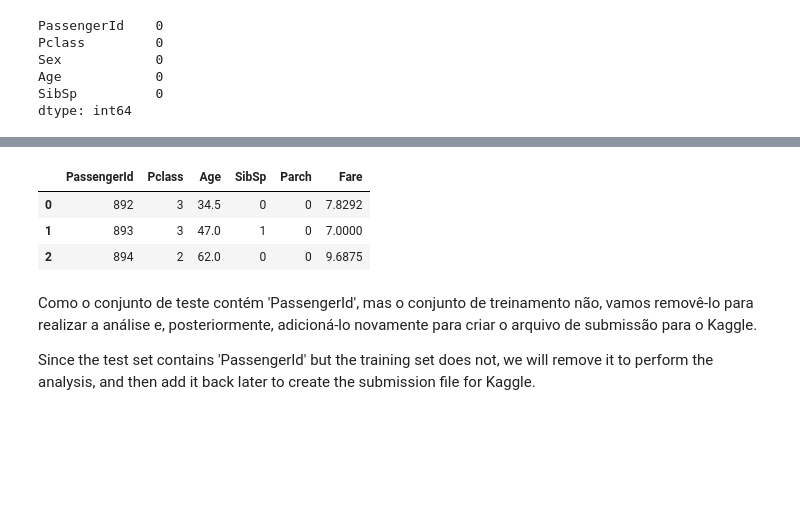
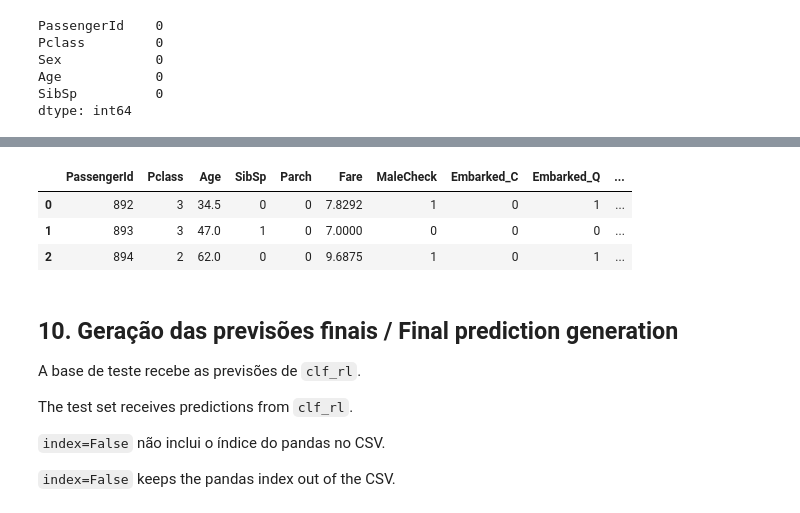
Before and after one commit to gabrielMG1008/titanic-survival-prediction, a Jupyter notebook: ML.ipynb, the cells around one changed output, grey strips where cells are left out. Drawn from its saved outputs; the diff is of its cells as text; code cells hidden in the pictures; blank space fills up the shorter version.

```diff
--- a/ML.ipynb
+++ b/ML.ipynb
@@ -210,0 +299,2 @@ The 'Sex' and 'Embarked' columns are removed because they are strings, leaving o
+# %%
+ohe = ohe.fit(treino[['Embarked']])
@@ -210,0 +331,5 @@ The 'Sex' and 'Embarked' columns are removed because they are strings, leaving o
+# %%
+
+ohe_df = pd.DataFrame(ohe.transform(test[['Embarked']]).toarray(),columns=ohe.get_feature_names_out())
+# %%
+test = pd.concat([test,ohe_df],axis=1)
@@ -237,2 +353,2 @@ Index(['PassengerId', 'Pclass', 'Sex', 'Age', 'SibSp', 'Parch', 'Fare',
 # %%
-col_test_nr = col_test_nr.drop(['Sex', 'Embarked'])
+test = test.drop(['Sex','Embarked'],axis=1)
@@ -358,12 +463,18 @@ X_treino.head(3)
 # %%
-teste_nr.head(3)
+test.head(3)
 # %% [output]
-|  | PassengerId | Pclass | Age | SibSp | Parch | Fare |
-| 0 | 892 | 3 | 34.5 | 0 | 0 | 7.8292 |
-| 1 | 893 | 3 | 47.0 | 1 | 0 | 7.0000 |
-| 2 | 894 | 2 | 62.0 | 0 | 0 | 9.6875 |
+|  | PassengerId | Pclass | Age | SibSp | Parch | Fare | MaleCheck | Embarked_C | Embarked_Q | ... |
+| 0 | 892 | 3 | 34.5 | 0 | 0 | 7.8292 | 1 | 0 | 1 | ... |
+| 1 | 893 | 3 | 47.0 | 1 | 0 | 7.0000 | 0 | 0 | 0 | ... |
+| 2 | 894 | 2 | 62.0 | 0 | 0 | 9.6875 | 1 | 0 | 1 | ... |
-# %% [markdown]
-Como o conjunto de teste contém 'PassengerId', mas o conjunto de treinamento não, vamos removê-lo para realizar a análise e, posteriormente, adicioná-lo novamente para criar o arquivo de submissão para o Kaggle.
-
-Since the test set contains 'PassengerId' but the training set does not, we will remove it to perform the analysis, and then add it back later to create the submission file for Kaggle.
+# %% [markdown]
+## 10. Geração das previsões finais / Final prediction generation
+
+A base de teste recebe as previsões de `clf_rl`.
+
+The test set receives predictions from `clf_rl`.
+
+`index=False` não inclui o índice do pandas no CSV.
+
+`index=False` keeps the pandas index out of the CSV.
 # %%
```
Also changed, not shown: parts of 64 cells of this notebook, 1 other file.
